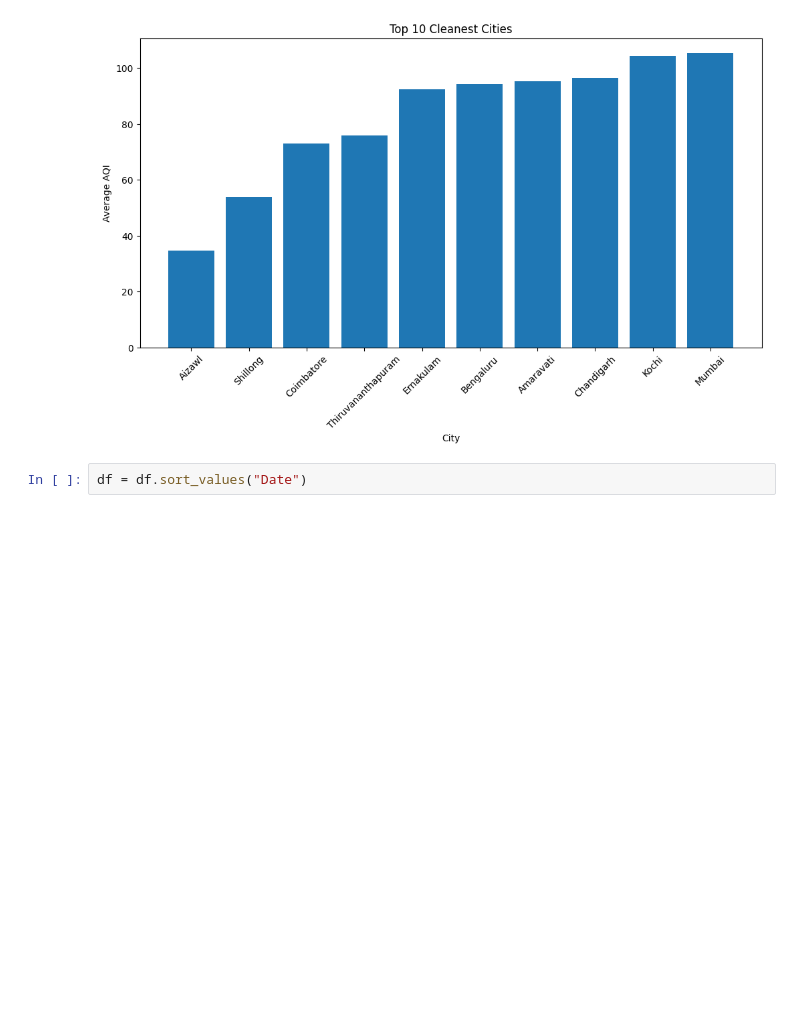
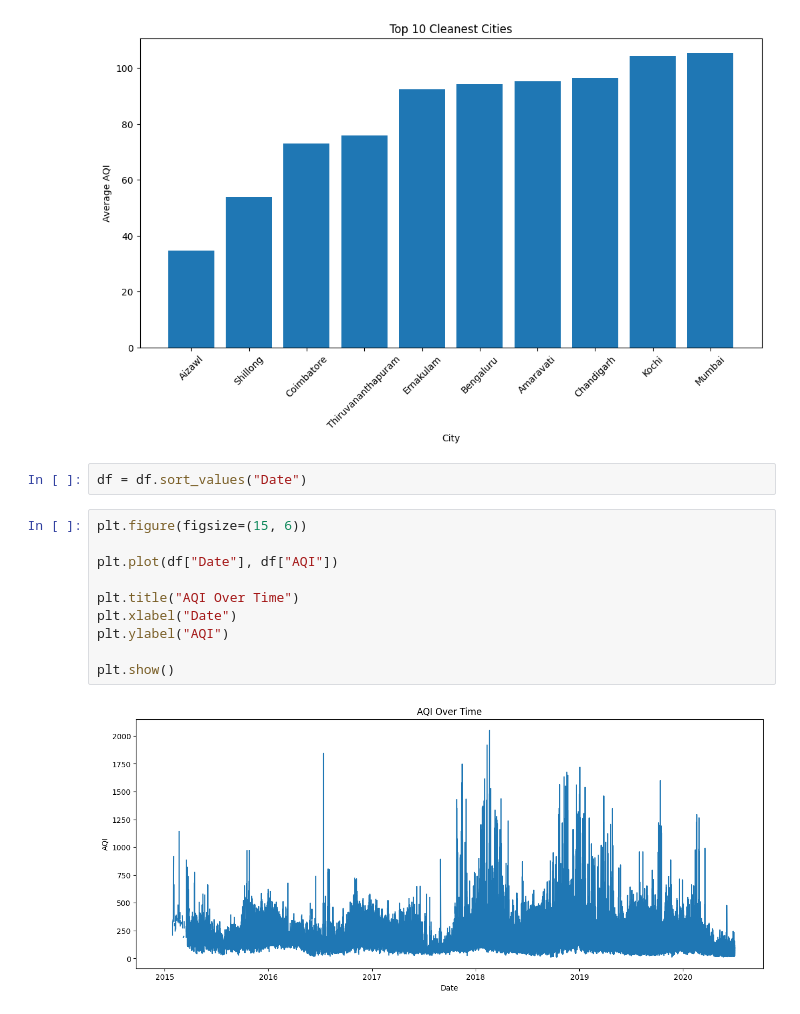
Before and after one commit to nikunjdixit-ai/-Air-AQI-Prediction, a Jupyter notebook: notebook/aqi_pipeline.ipynb, the cells around one changed output. Drawn from its saved outputs; the diff is of its cells as text; blank space fills up the shorter version.

```diff
--- a/notebook/aqi_pipeline.ipynb
+++ b/notebook/aqi_pipeline.ipynb
@@ -302,3 +302,15 @@ plt.show()
 [figure]
 # %%
 df = df.sort_values("Date")
+# %%
+plt.figure(figsize=(15, 6))
+
+plt.plot(df["Date"], df["AQI"])
+
+plt.title("AQI Over Time")
+plt.xlabel("Date")
+plt.ylabel("AQI")
+
+plt.show()
+# %% [output]
+[figure, added]
```
Also changed, not shown: parts of 1 cell of this notebook, 1 other file.
